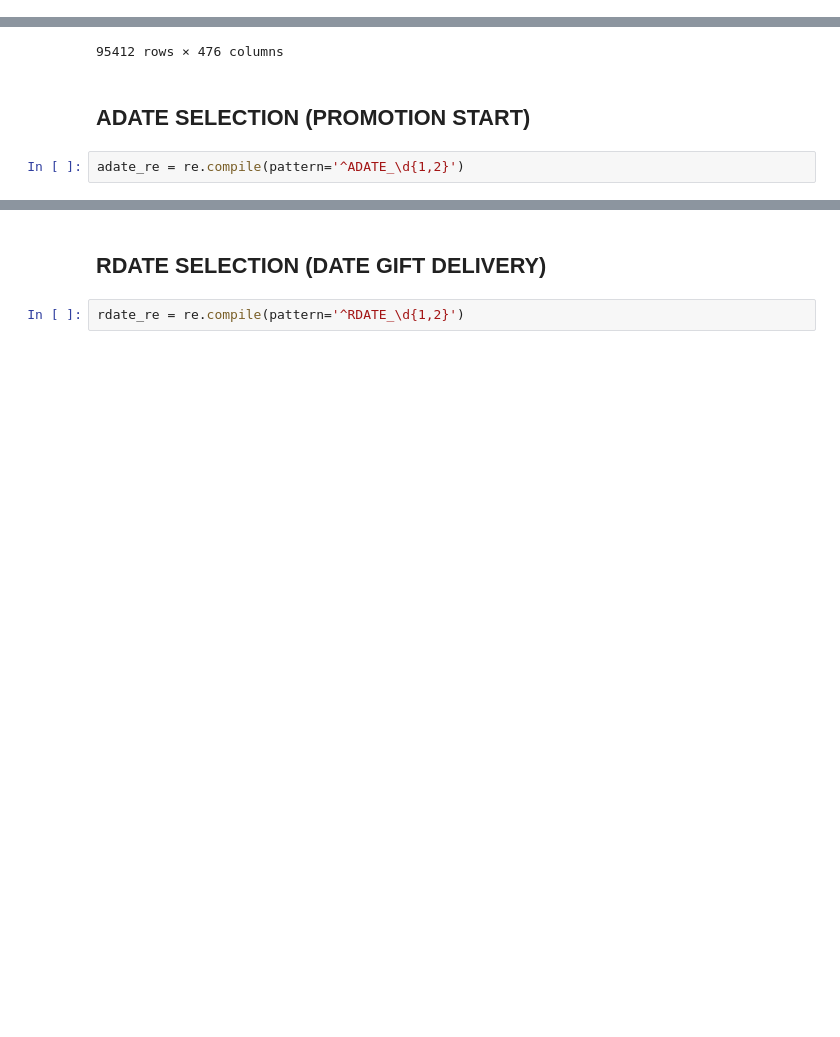
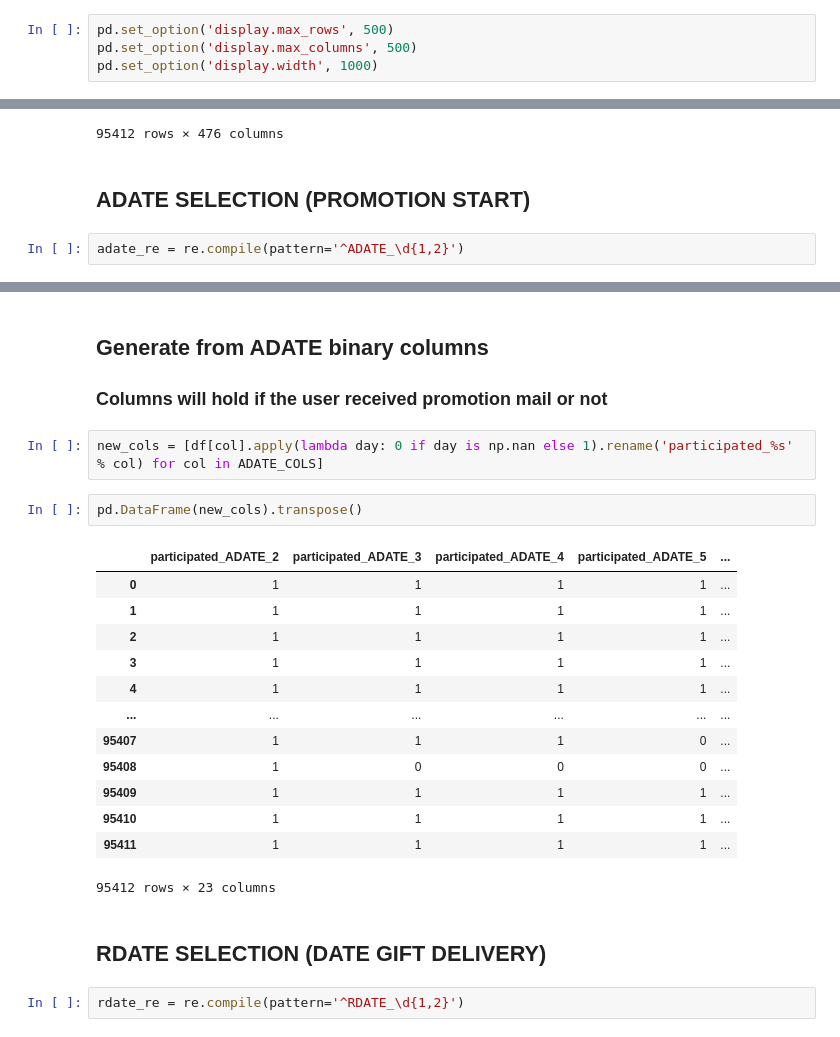
Before and after one commit to FilipeGCoelho/DM, a Jupyter notebook: Notebooks/pva_columns.ipynb, the cells around one changed output, grey strips where cells are left out. Drawn from its saved outputs; the diff is of its cells as text; blank space fills up the shorter version.

```diff
--- a/Notebooks/pva_columns.ipynb
+++ b/Notebooks/pva_columns.ipynb
@@ -2,5 +2,9 @@
 import pandas as pd
 import re
 import numpy as np
+# %%
+pd.set_option('display.max_rows', 500)
+pd.set_option('display.max_columns', 500)
+pd.set_option('display.width', 1000)
 # %% [markdown]
 ## Auxiliary Methods
@@ -55,3 +87,24 @@ df[ADATE_COLS]
+# %% [markdown]
+## Generate from ADATE binary columns
+### Columns will hold if the user received promotion mail or not
+# %%
+new_cols = [df[col].apply(lambda day: 0 if day is np.nan else 1).rename('participated_%s' % col) for col in ADATE_COLS]
+# %%
+pd.DataFrame(new_cols).transpose()
+# %% [output]
+|  | participated_ADATE_2 | participated_ADATE_3 | participated_ADATE_4 | participated_ADATE_5 | ... |
+| 0 | 1 | 1 | 1 | 1 | ... |
+| 1 | 1 | 1 | 1 | 1 | ... |
+| 2 | 1 | 1 | 1 | 1 | ... |
+| 3 | 1 | 1 | 1 | 1 | ... |
+| 4 | 1 | 1 | 1 | 1 | ... |
+| ... | ... | ... | ... | ... | ... |
+| 95407 | 1 | 1 | 1 | 0 | ... |
+| 95408 | 1 | 0 | 0 | 0 | ... |
+| 95409 | 1 | 1 | 1 | 1 | ... |
+| 95410 | 1 | 1 | 1 | 1 | ... |
+| 95411 | 1 | 1 | 1 | 1 | ... |
+95412 rows × 23 columns
 # %% [markdown]
 ## RDATE SELECTION (DATE GIFT DELIVERY)
 # %%
```
Also changed, not shown: parts of 13 cells of this notebook.
